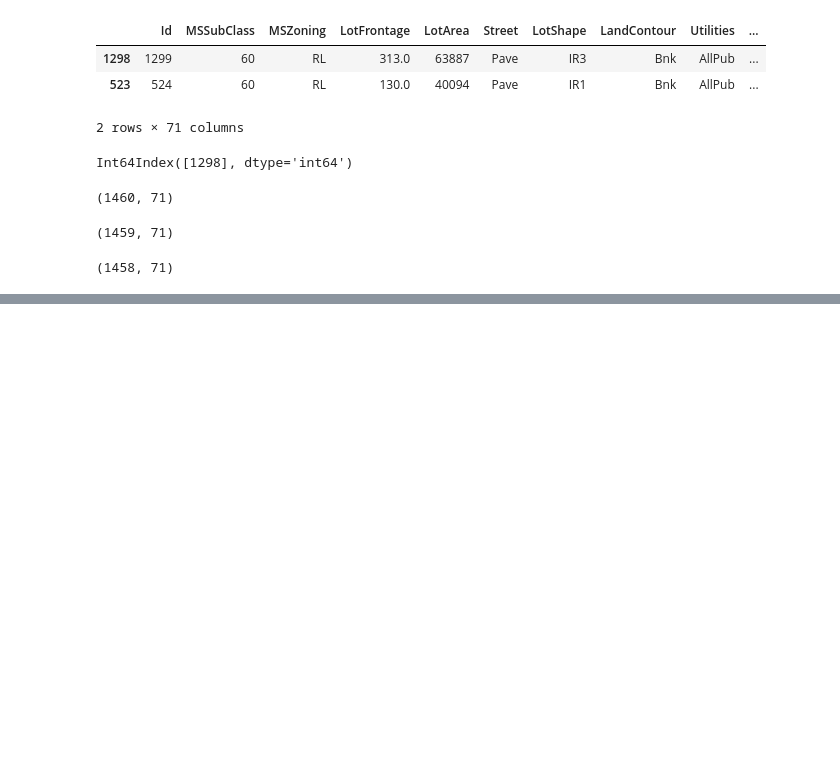
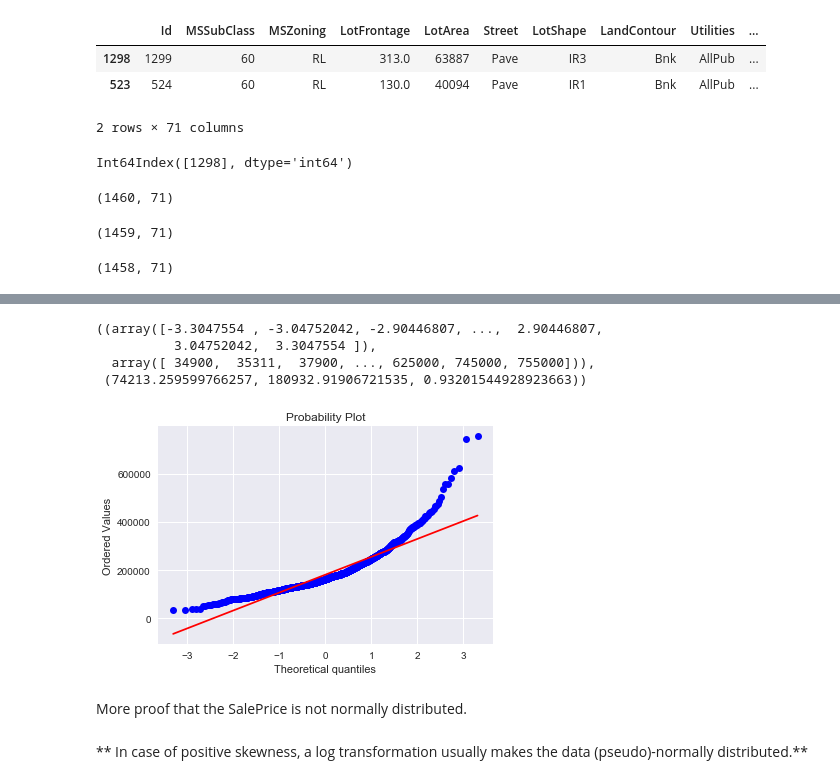
Before and after one commit to sushant2811/KaggleHousingPrices, a Jupyter notebook: KaggleHousingPrices.ipynb, the cells around one changed output, grey strips where cells are left out. Cells and saved outputs as stored; diff of their text form; code cells hidden in the pictures; blank space fills up the shorter version.

```diff
--- a/KaggleHousingPrices.ipynb
+++ b/KaggleHousingPrices.ipynb
@@ -1521,0 +1534,12 @@ train_df_mod2.shape
+# %%
+stats.probplot(train_df_mod2['SalePrice'], plot=plt)
+# %% [output]
+((array([-3.3047554 , -3.04752042, -2.90446807, ...,  2.90446807,
+          3.04752042,  3.3047554 ]),
+  array([ 34900,  35311,  37900, ..., 625000, 745000, 755000])),
+ (74213.259599766257, 180932.91906721535, 0.93201544928923663))
+[figure, added]
+# %% [markdown]
+More proof that the SalePrice is not normally distributed.
+# %% [markdown]
+** In case of positive skewness, a log transformation usually makes the data (pseudo)-normally distributed.**
```
Also changed, not shown: parts of 8 cells of this notebook.
